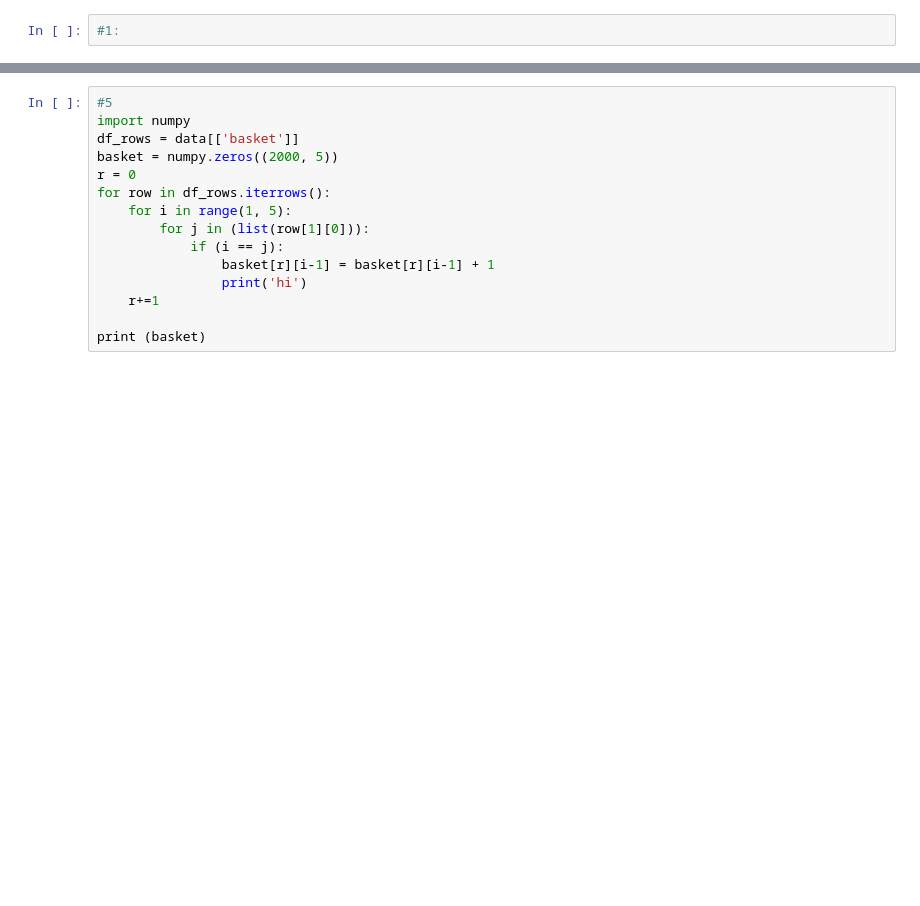
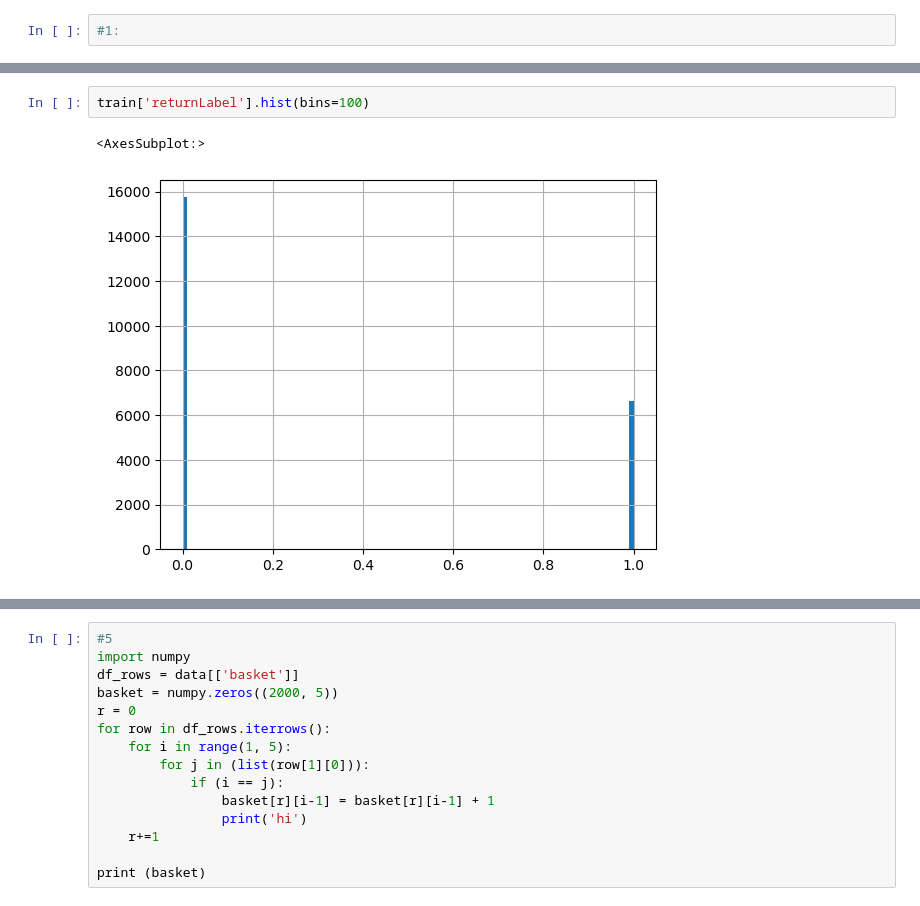
Before and after one commit to FriedemannClaus/ml-kurs-ws22, a Jupyter notebook: Projekt.ipynb, the cells around one changed output, grey strips where cells are left out. Drawn from its saved outputs; the diff is of its cells as text; blank space fills up the shorter version.

```diff
--- a/Projekt.ipynb
+++ b/Projekt.ipynb
@@ -19,0 +25,5 @@ data.hist(bins=100)
+# %%
+train['returnLabel'].hist(bins=100)
+# %% [output]
+<AxesSubplot:>
+[figure, added]
```
Also changed, not shown: parts of 12 cells of this notebook.
